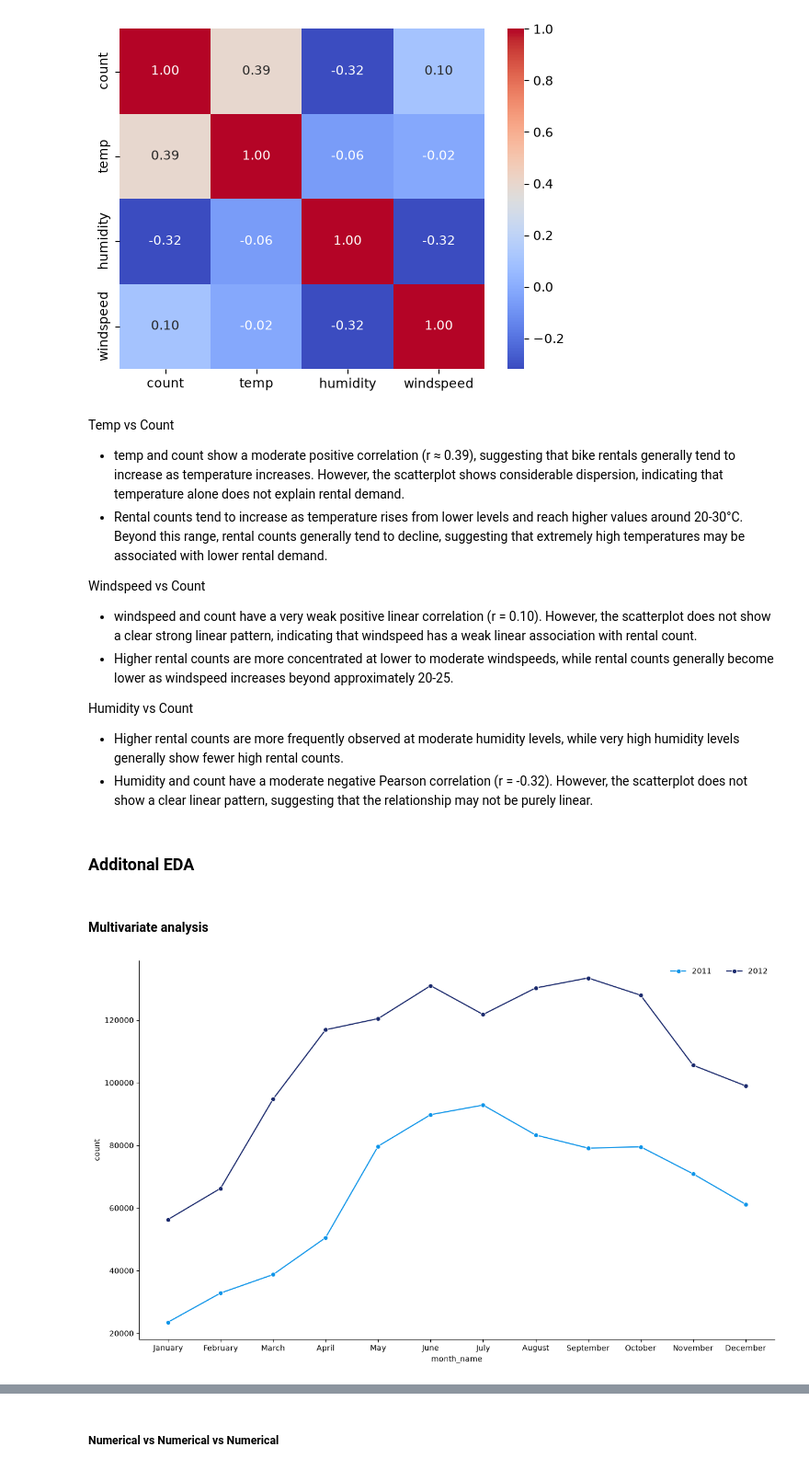
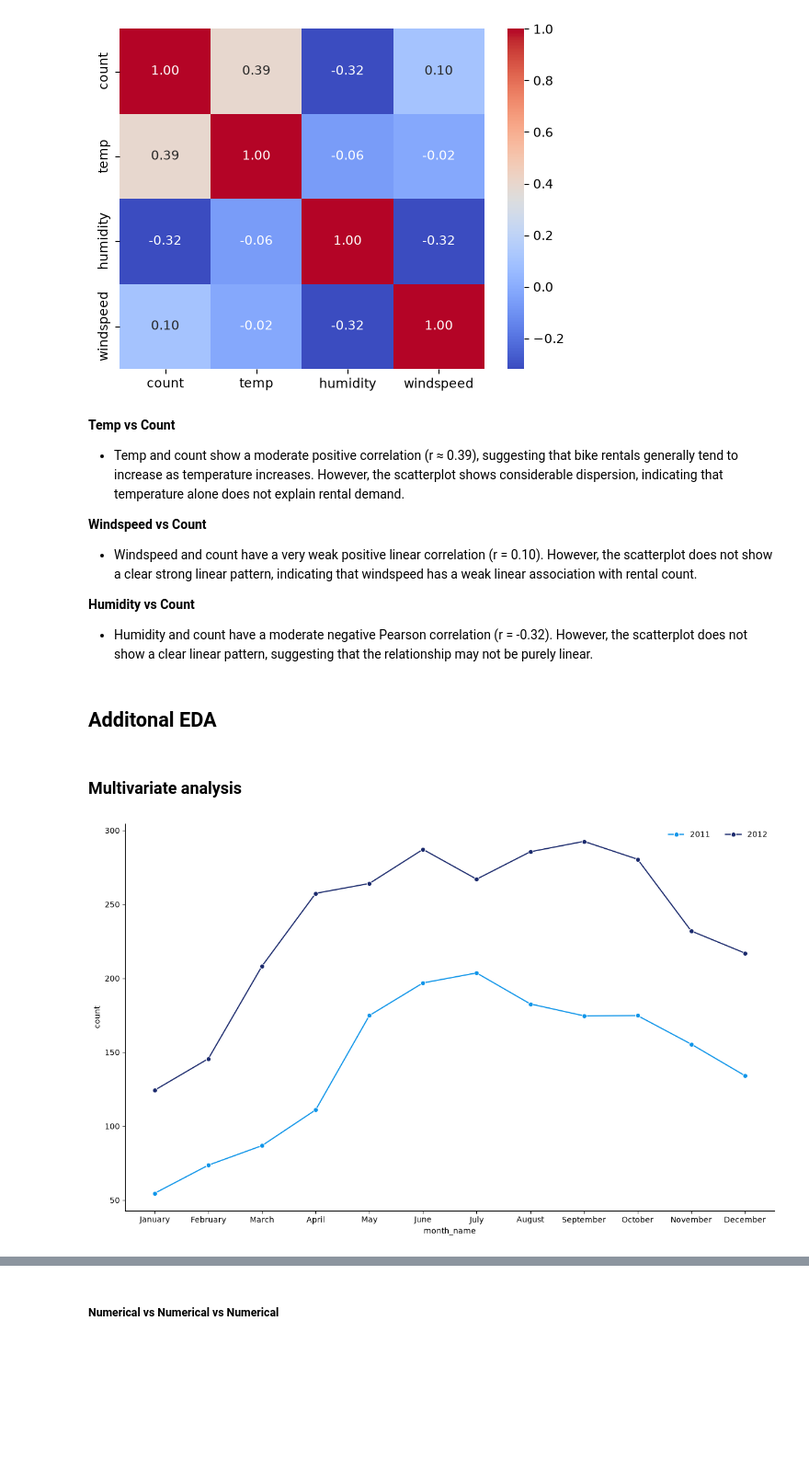
Before and after one commit to Yuvi977/Yulu-Bike-Sharing-Hypothesis-Testing, a Jupyter notebook: Business_Case_Yulu_Hypothesis_Testing.ipynb, the cells around one changed output, grey strips where cells are left out. Shown at 92% size. Drawn from its saved outputs; the diff is of its cells as text; code cells hidden in the pictures; blank space fills up the shorter version.

```diff
--- a/Business_Case_Yulu_Hypothesis_Testing.ipynb
+++ b/Business_Case_Yulu_Hypothesis_Testing.ipynb
@@ -88,6 +88,7 @@ df["month_name"] = df["datetime"].dt.month_name()
 month_order = ["January", "February", "March", "April", "May", "June",
                "July", "August", "September", "October", "November", "December"]
 df["month_name"] = pd.Categorical(df["month_name"], categories=month_order, ordered=True)
+df["hour"] = df["datetime"].dt.hour
 # %%
 df.head()
 # %% [output]
@@ -530,32 +509,29 @@ plt.show()
 # %% [output]
 [figure]
 # %% [markdown]
-Temp vs Count
-* temp and count show a moderate positive correlation (r ≈ 0.39), suggesting that bike rentals generally tend to increase as temperature increases. However, the scatterplot shows considerable dispersion, indicating that temperature alone does not explain rental demand.
-* Rental counts tend to increase as temperature rises from lower levels and reach higher values around 20-30°C. Beyond this range, rental counts generally tend to decline, suggesting that extremely high temperatures may be associated with lower rental demand.
+**Temp vs Count**
+* Temp and count show a moderate positive correlation (r ≈ 0.39), suggesting that bike rentals generally tend to increase as temperature increases. However, the scatterplot shows considerable dispersion, indicating that temperature alone does not explain rental demand.
 
-Windspeed vs Count
-* windspeed and count have a very weak positive linear correlation (r = 0.10). However, the scatterplot does not show a clear strong linear pattern, indicating that windspeed has a weak linear association with rental count.
-* Higher rental counts are more concentrated at lower to moderate windspeeds, while rental counts generally become lower as windspeed increases beyond approximately 20-25.
+**Windspeed vs Count**
+* Windspeed and count have a very weak positive linear correlation (r = 0.10). However, the scatterplot does not show a clear strong linear pattern, indicating that windspeed has a weak linear association with rental count.
 
-Humidity vs Count
-* Higher rental counts are more frequently observed at moderate humidity levels, while very high humidity levels generally show fewer high rental counts.
+**Humidity vs Count**
 * Humidity and count have a moderate negative Pearson correlation (r = -0.32). However, the scatterplot does not show a clear linear pattern, suggesting that the relationship may not be purely linear.
 # %% [markdown]
-### Additonal EDA
+## Additonal EDA
 # %% [markdown]
-#### Multivariate analysis
+### Multivariate analysis
 # %%
 fig, ax = plt.subplots(figsize=(15,9))
 
 year_palette = ["#0F95E9", "#1B2A6D"]
 
-sns.lineplot(df.groupby(["year", "month_name"])["count"].sum().reset_index(),
+sns.lineplot(df.groupby(["year", "month_name"])["count"].mean().reset_index(),
              x="month_name", y="count", hue="year", marker="o", palette=year_palette)
 
 ax.spines[["top", "right"]].set_visible(False)
 ax.legend(ncol=2, frameon=False)
 
 plt.show()
 # %% [output]
-[figure, old version]
+[figure, new version]
```
Also changed, not shown: parts of 16 cells of this notebook.
